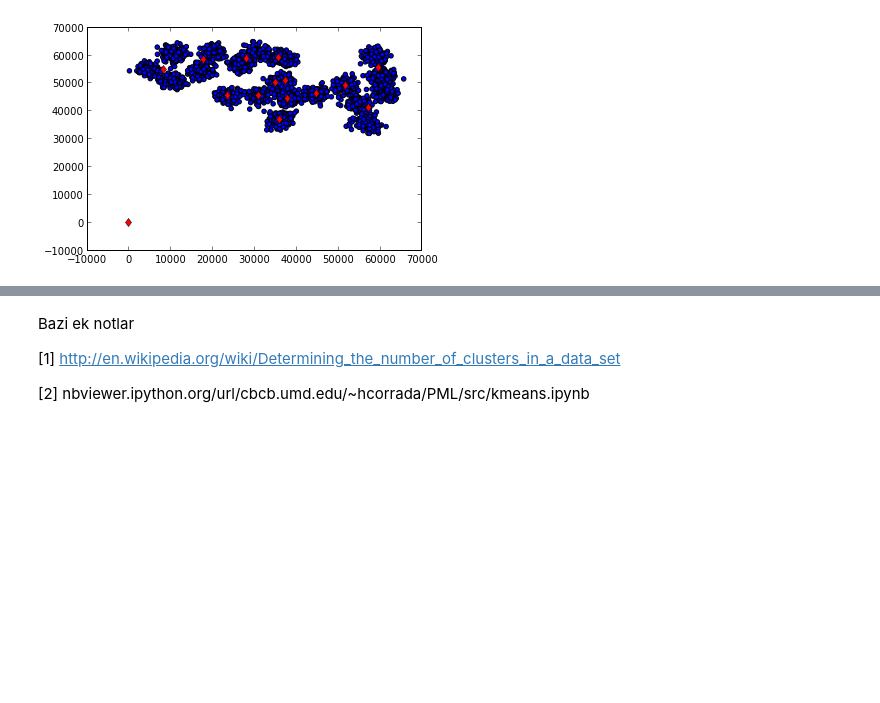
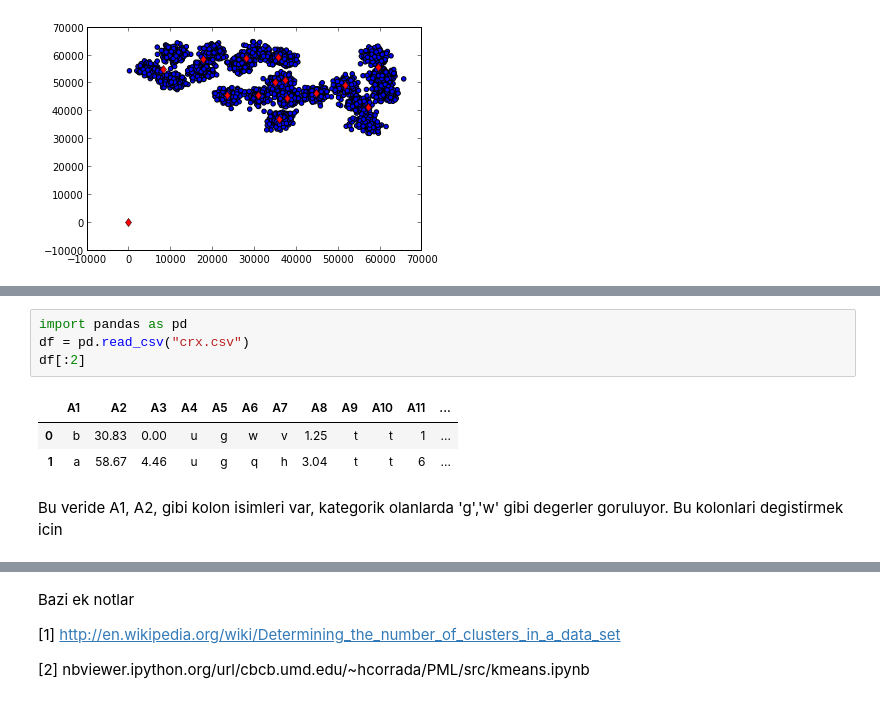
Before and after one commit to theparma/classnotes, a Jupyter notebook: app-math-tr/kmeans/kmeans.ipynb, the cells around one changed output, grey strips where cells are left out. Saved outputs shown, nothing was run; the diff lists cells and outputs as text; blank space fills up the shorter version.

```diff
--- a/app-math-tr/kmeans/kmeans.ipynb
+++ b/app-math-tr/kmeans/kmeans.ipynb
@@ -129,0 +144,11 @@ for x in cf.centers_: plot(x[0],x[1],'rd')
+# %%
+import pandas as pd
+df = pd.read_csv("crx.csv")
+df[:2]
+# %% [output]
+|  | A1 | A2 | A3 | A4 | A5 | A6 | A7 | A8 | A9 | A10 | A11 | ... |
+| 0 | b | 30.83 | 0.00 | u | g | w | v | 1.25 | t | t | 1 | ... |
+| 1 | a | 58.67 | 4.46 | u | g | q | h | 3.04 | t | t | 6 | ... |
+# %% [markdown]
+Bu veride A1, A2, gibi kolon isimleri var, kategorik olanlarda 'g','w' gibi
+degerler goruluyor. Bu kolonlari degistirmek icin
```
Also changed, not shown: parts of 6 cells of this notebook.
